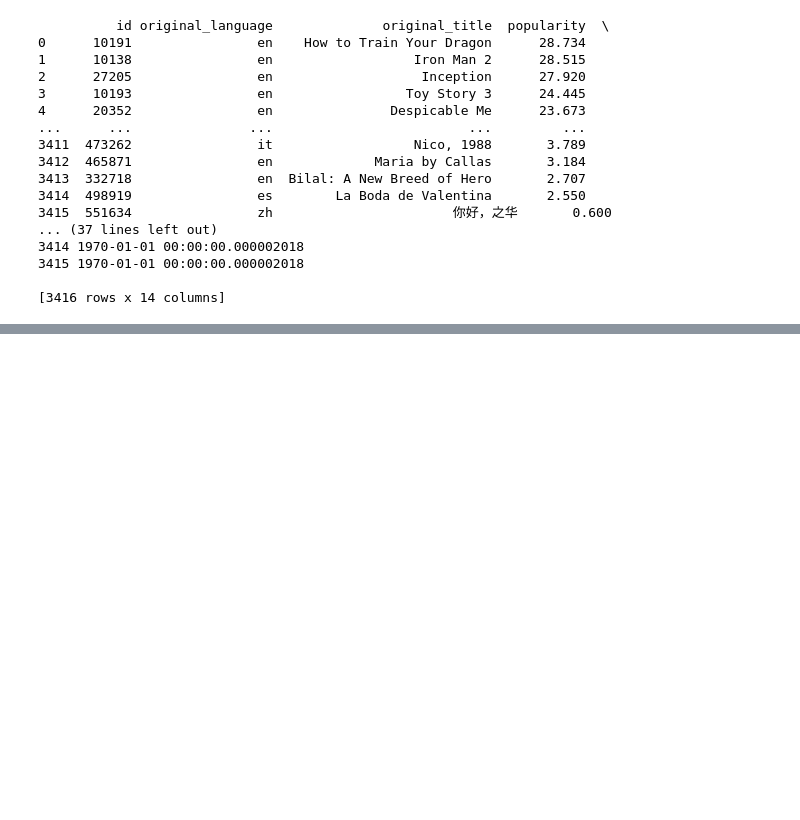
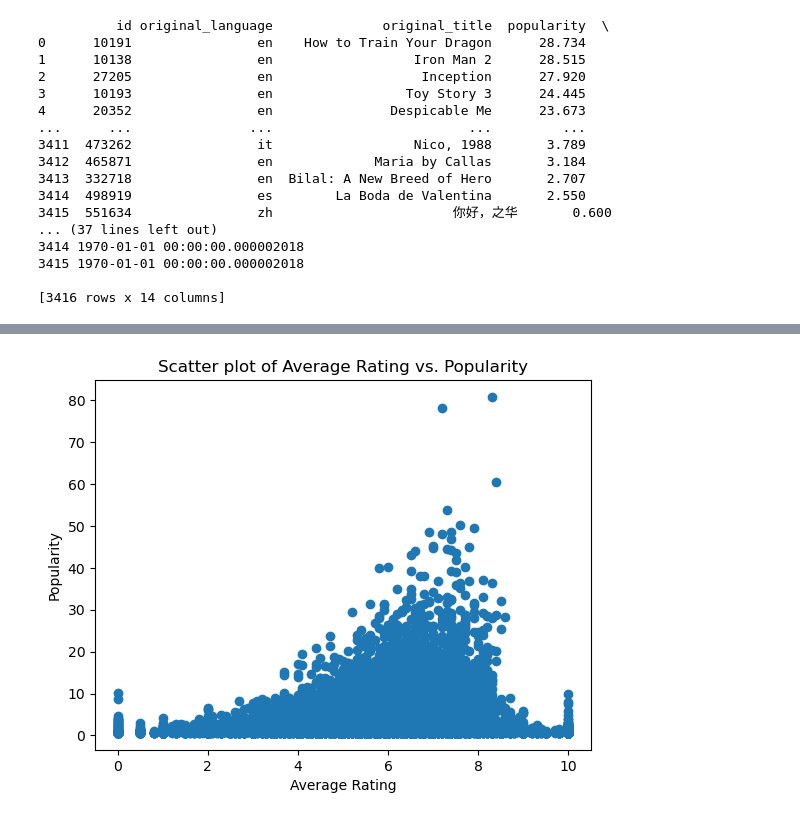
Before and after one commit to Mak-annie/Microsoft-Analysis, a Jupyter notebook: INDEX.ipynb, the cells around one changed output, grey strips where cells are left out. Saved outputs shown, nothing was run; the diff lists cells and outputs as text; code cells hidden in the pictures; blank space fills up the shorter version.

```diff
--- a/INDEX.ipynb
+++ b/INDEX.ipynb
@@ -624,0 +615,9 @@ import matplotlib.pyplot as plt
+# %%
+#scatter plot
+plt.scatter(movies_data['average_rating'], movies_data['popularity'])
+plt.xlabel('Average Rating')
+plt.ylabel('Popularity')
+plt.title('Scatter plot of Average Rating vs. Popularity')
+plt.show()
+# %% [output]
+[figure, added]
```
Also changed, not shown: parts of 11 cells of this notebook.
